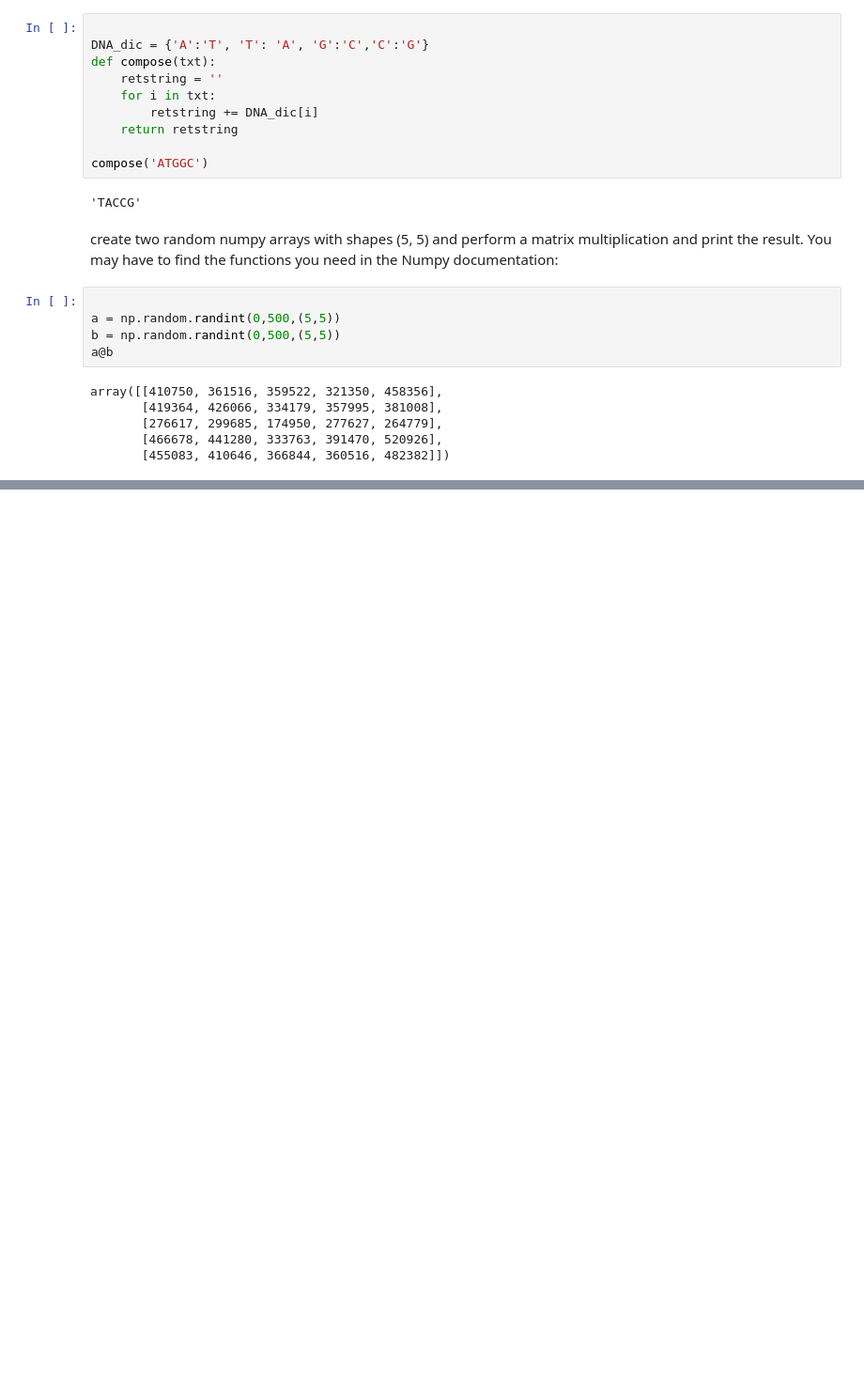
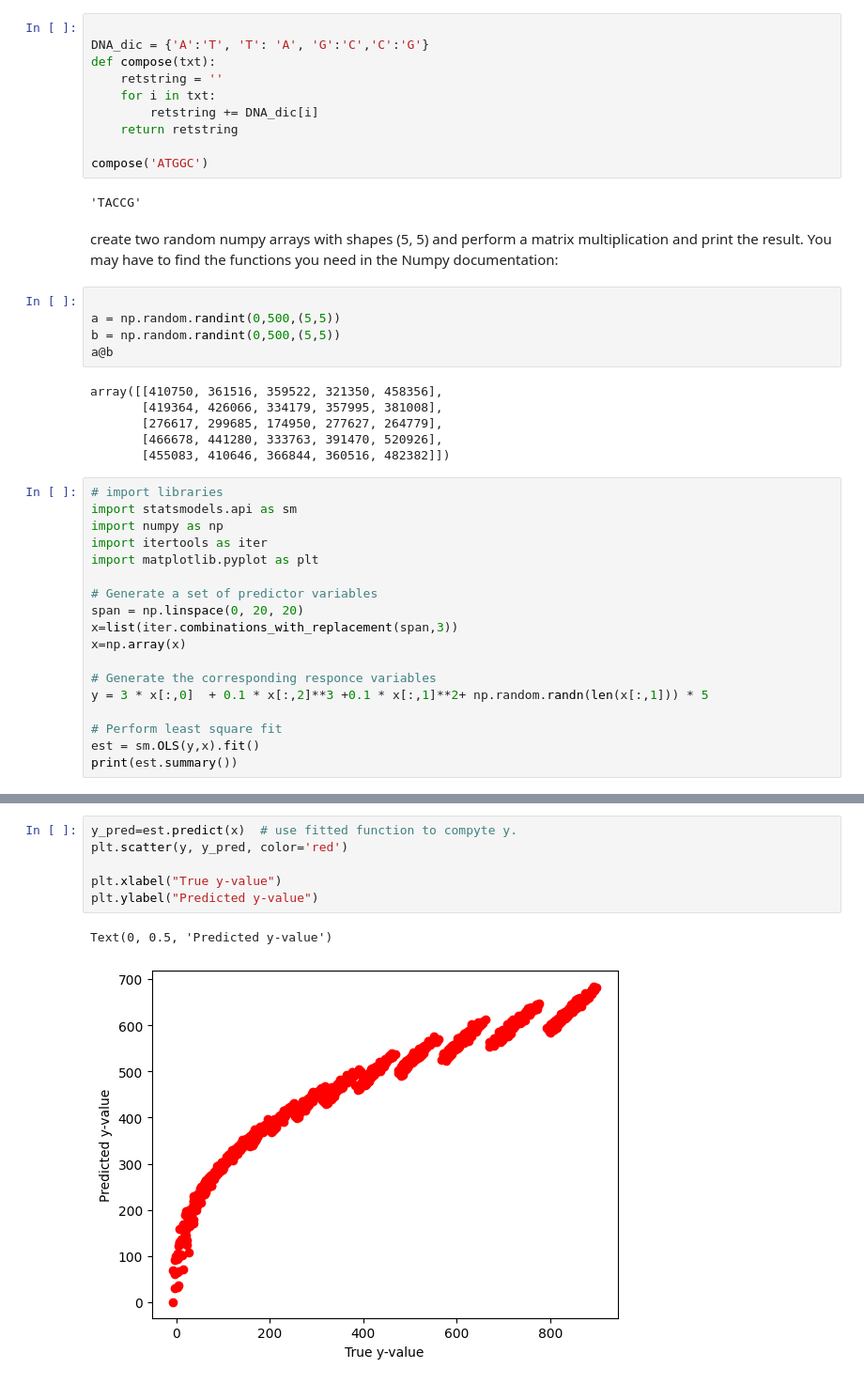
Before and after one commit to rebeckakarras/projekt2, a Jupyter notebook: Untitled-1.ipynb, the cells around one changed output, grey strips where cells are left out. Shown: that part at 94% size. Saved outputs shown, nothing was run; the diff lists cells and outputs as text; blank space fills up the shorter version.

```diff
--- a/Untitled-1.ipynb
+++ b/Untitled-1.ipynb
@@ -241,3 +241,21 @@ array([[410750, 361516, 359522, 321350, 458356],
        [276617, 299685, 174950, 277627, 264779],
        [466678, 441280, 333763, 391470, 520926],
        [455083, 410646, 366844, 360516, 482382]])
+# %%
+# import libraries
+import statsmodels.api as sm
+import numpy as np
+import itertools as iter
+import matplotlib.pyplot as plt
+
+# Generate a set of predictor variables
+span = np.linspace(0, 20, 20)
+x=list(iter.combinations_with_replacement(span,3))
+x=np.array(x)
+
+# Generate the corresponding responce variables
+y = 3 * x[:,0]  + 0.1 * x[:,2]**3 +0.1 * x[:,1]**2+ np.random.randn(len(x[:,1])) * 5
+
+# Perform least square fit
+est = sm.OLS(y,x).fit()
+print(est.summary())
@@ -243,0 +280,9 @@ array([[410750, 361516, 359522, 321350, 458356],
+# %%
+y_pred=est.predict(x)  # use fitted function to compyte y.
+plt.scatter(y, y_pred, color='red')
+
+plt.xlabel("True y-value")
+plt.ylabel("Predicted y-value")
+# %% [output]
+Text(0, 0.5, 'Predicted y-value')
+[figure, added]
```
Also changed, not shown: parts of 3 cells of this notebook, 4 other files.
